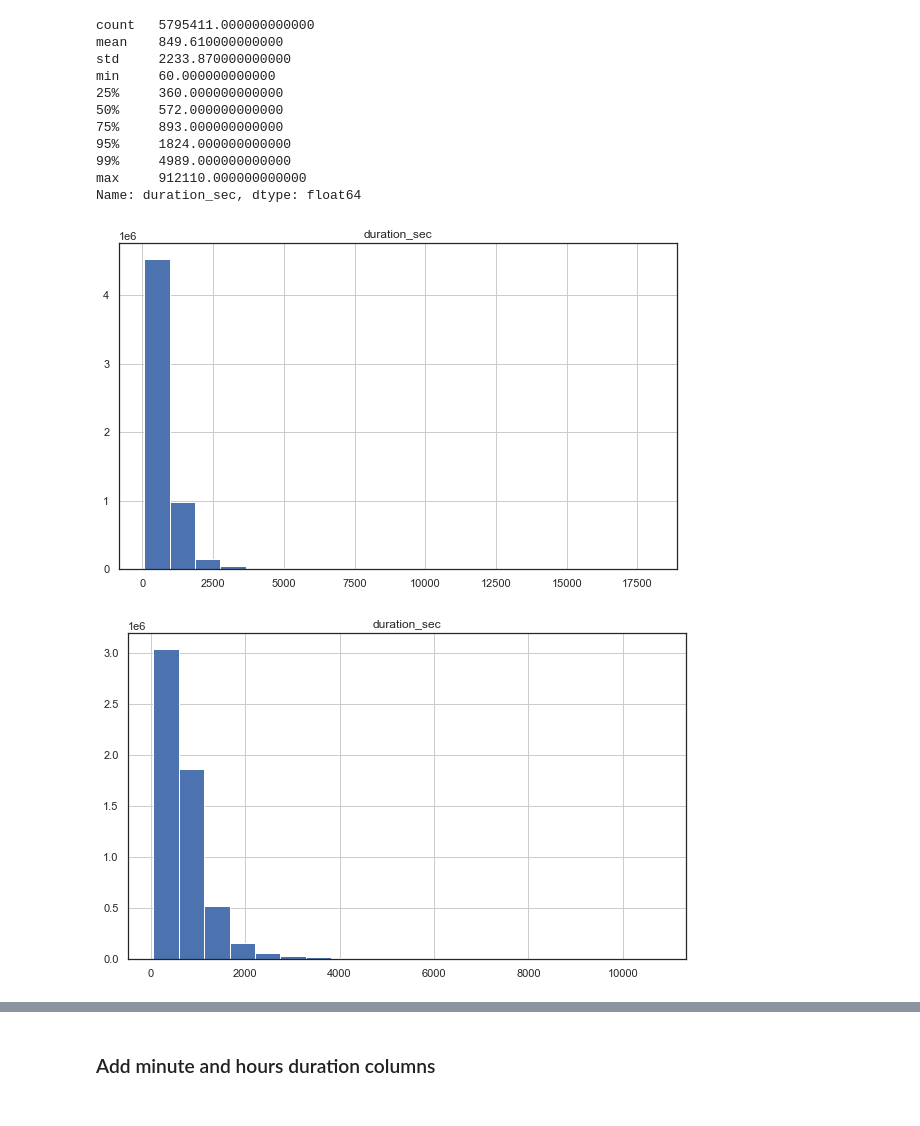
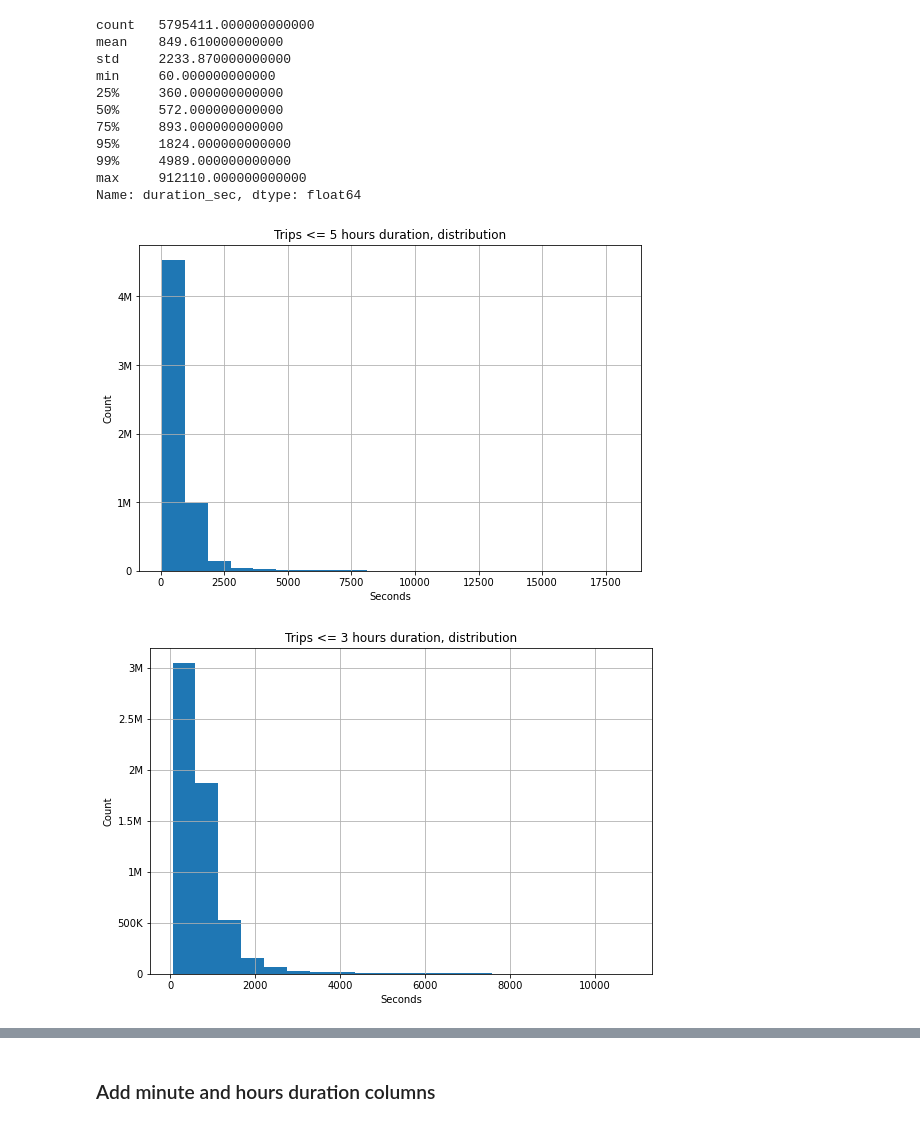
Before and after one commit to ChrisPalmerNZ/Udacity_Data_Visualization, a Jupyter notebook: Data_Visualization_Project_DataExploration.ipynb, the cells around one changed output, grey strips where cells are left out. Saved outputs shown, nothing was run; the diff lists cells and outputs as text; code cells hidden in the pictures.

```diff
--- a/Data_Visualization_Project_DataExploration.ipynb
+++ b/Data_Visualization_Project_DataExploration.ipynb
@@ -38,6 +43,42 @@ from sqlalchemy import MetaData
 from sqlalchemy import create_engine
 from sqlalchemy import Table, Column
 from sqlalchemy import Integer, String, Float
+# %%
+# sns.set(font_scale=1.4)
+# https://dfrieds.com/data-visualizations/how-format-large-tick-values.html
+
+def reformat_large_tick_values(tick_val, pos):
+    """
+    Turns large tick values (in the billions, millions and thousands) such as 4500 into 4.5K
+    and also appropriately turns 4000 into 4K (no zero after the decimal).
+    """
+    if tick_val >= 1000000000:
+        val = round(tick_val/1000000000, 1)
+        new_tick_format = '{:}B'.format(val)
+    elif tick_val >= 1000000:
+        val = round(tick_val/1000000, 1)
+        new_tick_format = '{:}M'.format(val)
+    elif tick_val >= 1000:
+        val = round(tick_val/1000, 1)
+        new_tick_format = '{:}K'.format(val)
+    elif tick_val < 1000:
+        new_tick_format = round(tick_val, 1)
+    else:
+        new_tick_format = tick_val
+
+    # make new_tick_format into a string value
+    new_tick_format = str(new_tick_format)
+
+    # code below will keep 4.5M as is but change values such as 4.0M to 4M since that zero after the decimal isn't needed
+    index_of_decimal = new_tick_format.find(".")
+
+    if index_of_decimal != -1:
+        value_after_decimal = new_tick_format[index_of_decimal+1]
+        if value_after_decimal == "0":
+            # remove the 0 after the decimal point since it's not needed
+            new_tick_format = new_tick_format[0:index_of_decimal] + new_tick_format[index_of_decimal+2:]
+
+    return new_tick_format
 # %%
 def save_df_to_sql(df, db_path='fordgobike.db', table_name='tripdata_fixed', test=False):
     with sqlite3.connect(db_path) as conn:
@@ -1883,11 +1960,23 @@ min     60.000000000000
 max     912110.000000000000
 Name: duration_sec, dtype: float64
 # %%
-df_fordgo.loc[df_fordgo.duration_sec <= (5*60*60),["duration_sec"]].hist(bins=20);
+df_fordgo.loc[df_fordgo.duration_sec <= (5*60*60),["duration_sec"]].hist(bins=20, figsize = (9, 6));
+plt.title("Trips <= 5 hours duration, distribution")
+plt.xlabel('Seconds')
+plt.ylabel('Count')
+ax = plt.gca()
+ax.yaxis.set_major_formatter(FuncFormatter(reformat_large_tick_values))
+plt.show();
 # %% [output]
-[figure, old version]
+[figure, new version]
 # %%
-df_fordgo.loc[df_fordgo.duration_sec <= (3*60*60),["duration_sec"]].hist(bins=20);
+df_fordgo.loc[df_fordgo.duration_sec <= (3*60*60),["duration_sec"]].hist(bins=20, figsize = (9, 6))
+plt.title("Trips <= 3 hours duration, distribution")
+plt.xlabel('Seconds')
+plt.ylabel('Count')
+ax = plt.gca()
+ax.yaxis.set_major_formatter(FuncFormatter(reformat_large_tick_values))
+plt.show();
 # %% [output]
-[figure, old version]
+[figure, new version]
 # %%
```
Also changed, not shown: parts of 24 cells of this notebook, 4 other files.
